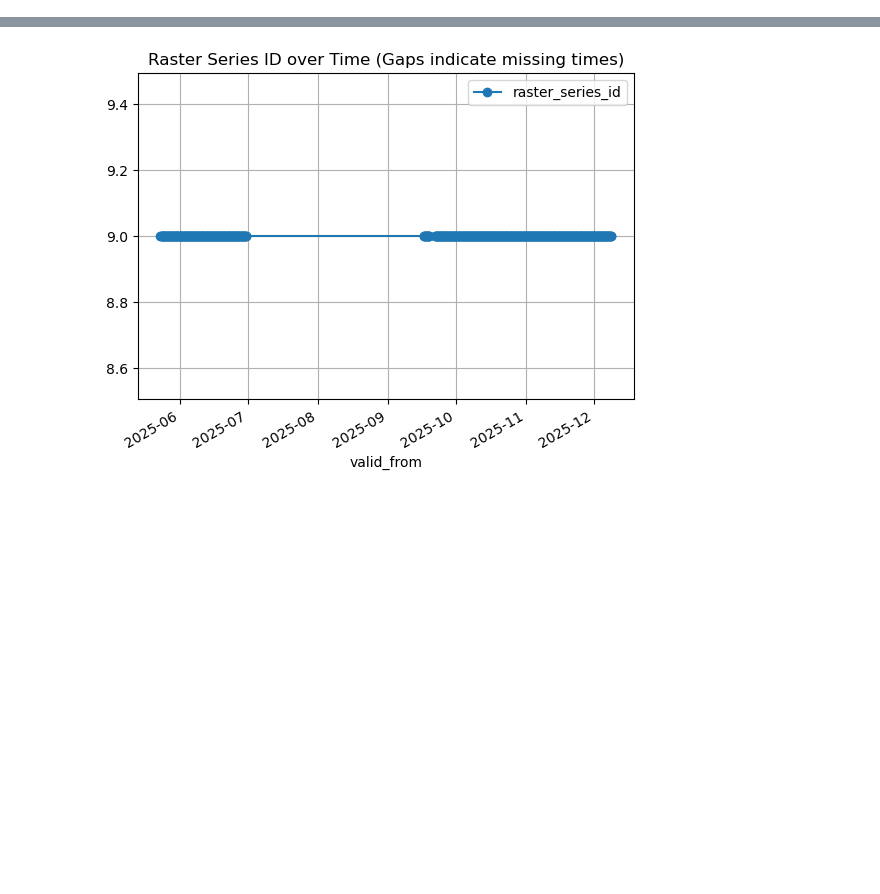
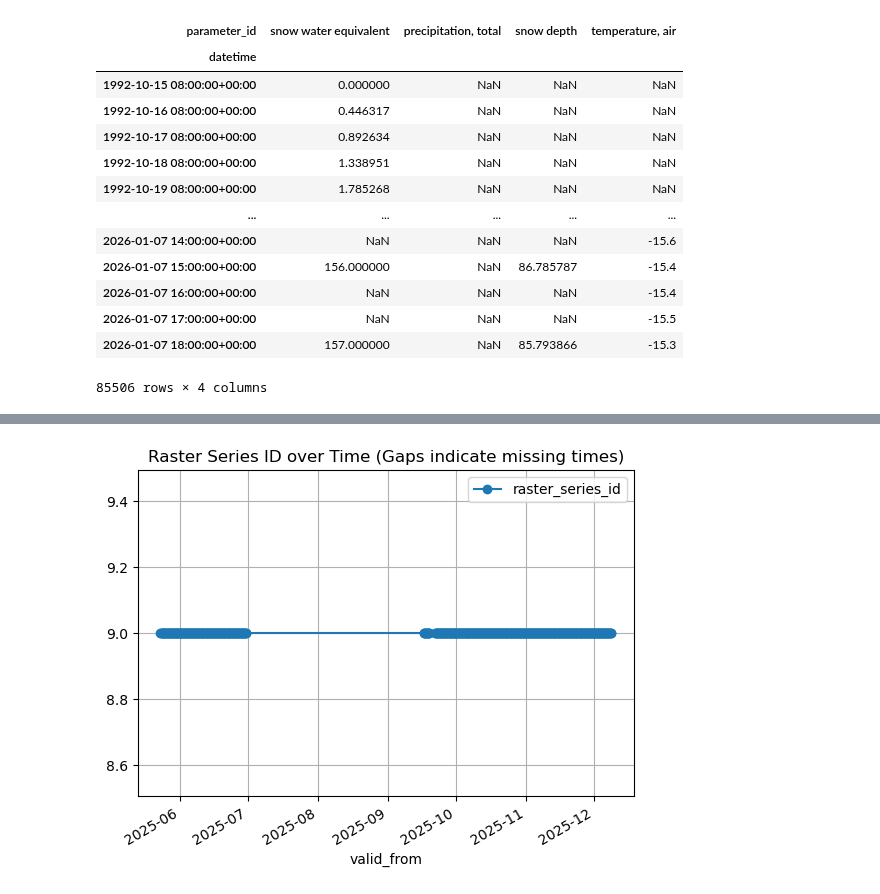
Before and after one commit to YukonWRB/YGwater, a Jupyter notebook: dev/pyquacache/main_hrdpa.ipynb, the cells around one changed output, grey strips where cells are left out. Saved outputs shown, nothing was run; the diff lists cells and outputs as text; code cells hidden in the pictures; blank space fills up the shorter version.

```diff
--- a/dev/pyquacache/main_hrdpa.ipynb
+++ b/dev/pyquacache/main_hrdpa.ipynb
@@ -44,0 +83,17 @@ df
+# %%
+ts
+# %% [output]
+| parameter_id | snow water equivalent | precipitation, total | snow depth | temperature, air |
+| datetime |  |  |  |  |
+| 1992-10-15 08:00:00+00:00 | 0.000000 | NaN | NaN | NaN |
+| 1992-10-16 08:00:00+00:00 | 0.446317 | NaN | NaN | NaN |
+| 1992-10-17 08:00:00+00:00 | 0.892634 | NaN | NaN | NaN |
+| 1992-10-18 08:00:00+00:00 | 1.338951 | NaN | NaN | NaN |
+| 1992-10-19 08:00:00+00:00 | 1.785268 | NaN | NaN | NaN |
+| ... | ... | ... | ... | ... |
+| 2026-01-07 14:00:00+00:00 | NaN | NaN | NaN | -15.6 |
+| 2026-01-07 15:00:00+00:00 | 156.000000 | NaN | 86.785787 | -15.4 |
+| 2026-01-07 16:00:00+00:00 | NaN | NaN | NaN | -15.4 |
+| 2026-01-07 17:00:00+00:00 | NaN | NaN | NaN | -15.5 |
+| 2026-01-07 18:00:00+00:00 | 157.000000 | NaN | 85.793866 | -15.3 |
+85506 rows × 4 columns
```
Also changed, not shown: parts of 9 cells of this notebook, 18 other files.
